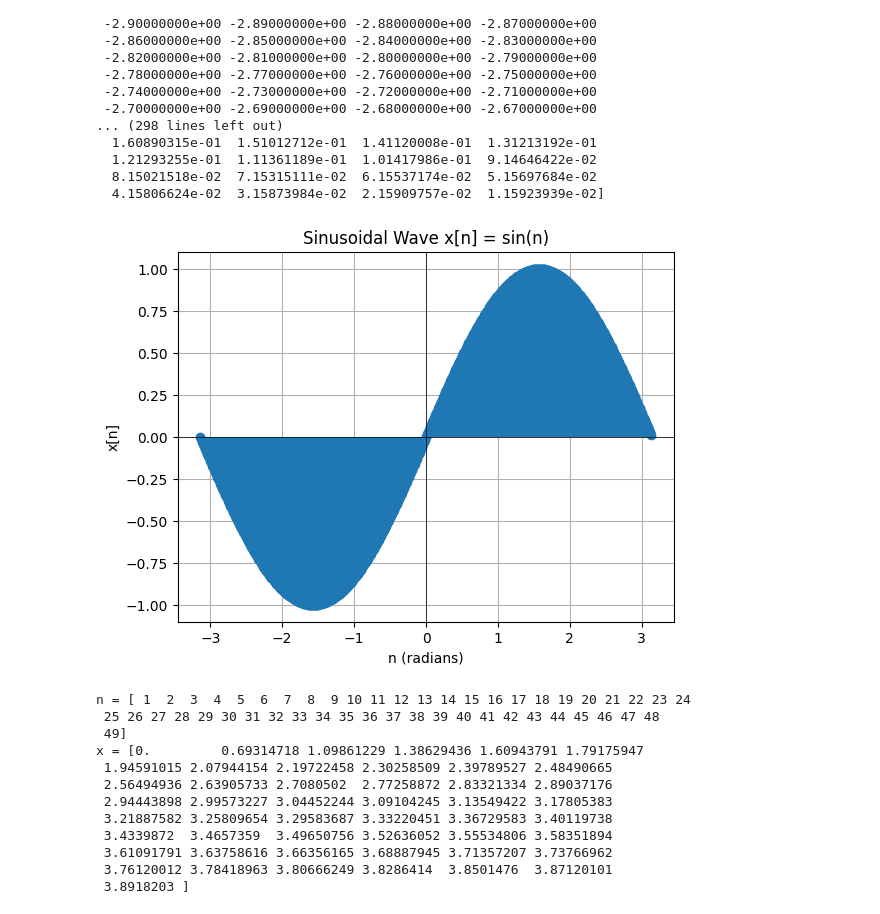
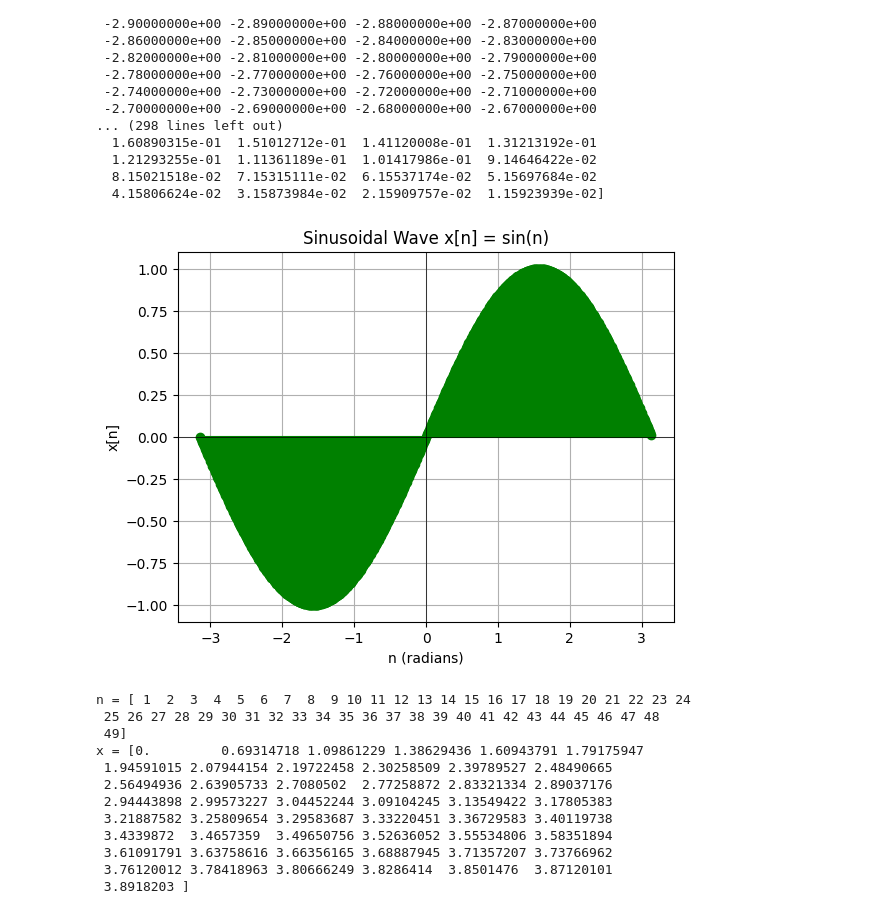
Before and after one commit to oscarbryan-magtibay/dspCPE4A2526, a Jupyter notebook: dspPython/activity.ipynb, the cells around one changed output. Cells and saved outputs as stored; diff of their text form; code cells hidden in the pictures.

```diff
--- a/dspPython/activity.ipynb
+++ b/dspPython/activity.ipynb
@@ -49,16 +49,20 @@ n = [-3.14000000e+00 -3.13000000e+00 -3.12000000e+00 -3.11000000e+00
   8.15021518e-02  7.15315111e-02  6.15537174e-02  5.15697684e-02
   4.15806624e-02  3.15873984e-02  2.15909757e-02  1.15923939e-02]
 # %%
-plt.stem(n, x, basefmt=" ")
+markerline, stemline, baseline = plt.stem(n, x)
+plt.setp(markerline, color="green")
+plt.setp(stemline, color="green")
+plt.setp(baseline, color="green")
+
 plt.title('Sinusoidal Wave x[n] = sin(n)')
 plt.xlabel('n (radians)')
 plt.ylabel('x[n]')
 plt.grid(True)
 plt.axhline(0, color='black', lw=0.5)
 plt.axvline(0, color='black', lw=0.5)
 plt.show()
 # %% [output]
-[figure, old version]
+[figure, new version]
 # %%
 import numpy as np
 import matplotlib.pyplot as plt
```
